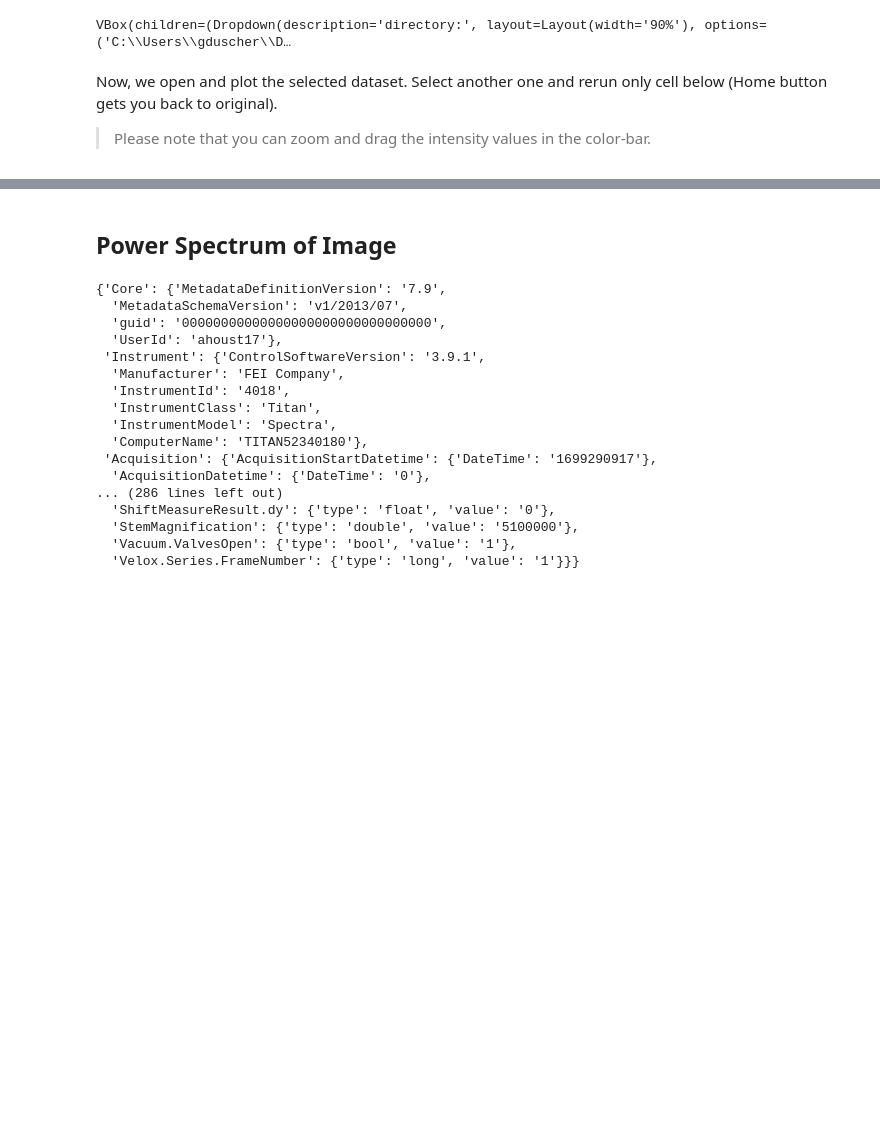
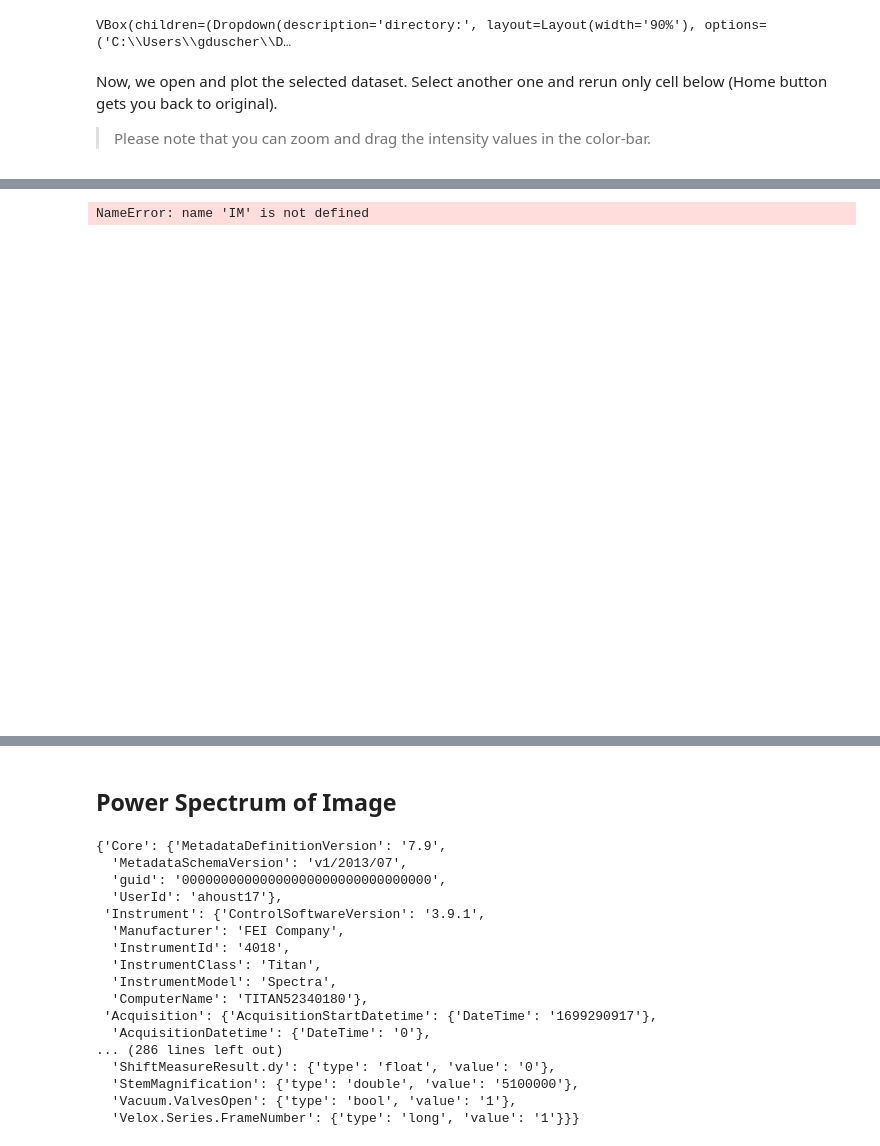
Before and after one commit to pycroscopy/pyTEMlib, a Jupyter notebook: notebooks/Imaging/Adaptive_Fourier_Filter.ipynb, the cells around one changed output, grey strips where cells are left out. Cells and saved outputs as stored; diff of their text form; code cells hidden in the pictures; blank space fills up the shorter version.

```diff
--- a/notebooks/Imaging/Adaptive_Fourier_Filter.ipynb
+++ b/notebooks/Imaging/Adaptive_Fourier_Filter.ipynb
@@ -131,0 +178,9 @@ HBox(children=(Play(value=0, description='Press play', interval=500, max=20), In
+# %%
+plt.figure()
+
+im = scipy.ndimage.shift(dataset[0].squeeze().compute(), [drift[0, 0], drift[0, 1]], order=3)
+for i in range(1, 14):
+    im += scipy.ndimage.shift(dataset[i].squeeze().compute(), [drift[i, 0], drift[i, 1]], order=3)
+# %% [output]
+NameError: name 'IM' is not defined
+[figure, added]
```
Also changed, not shown: parts of 10 cells of this notebook, 9 other files.
